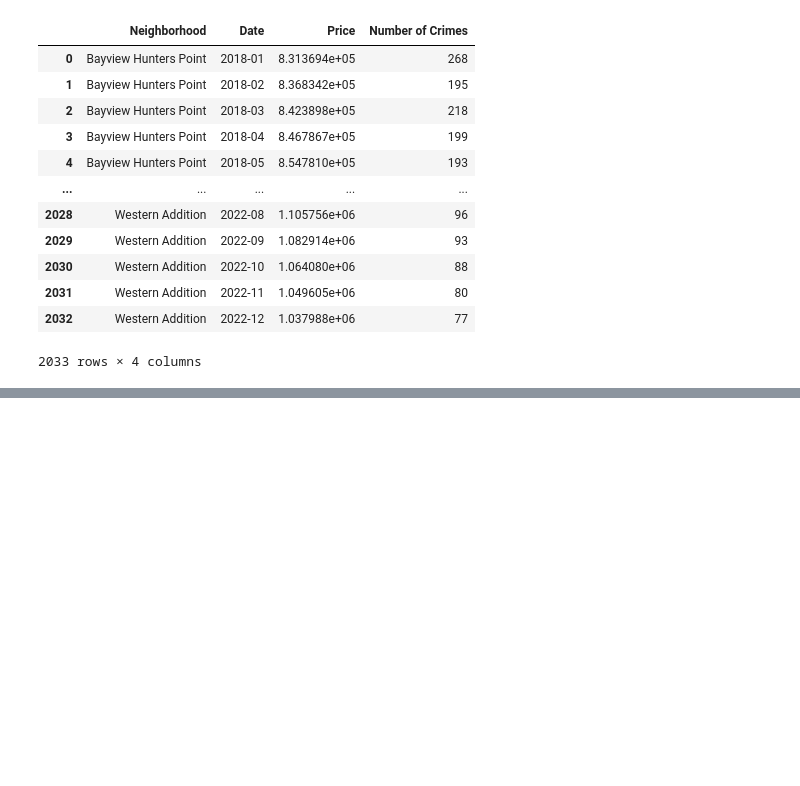
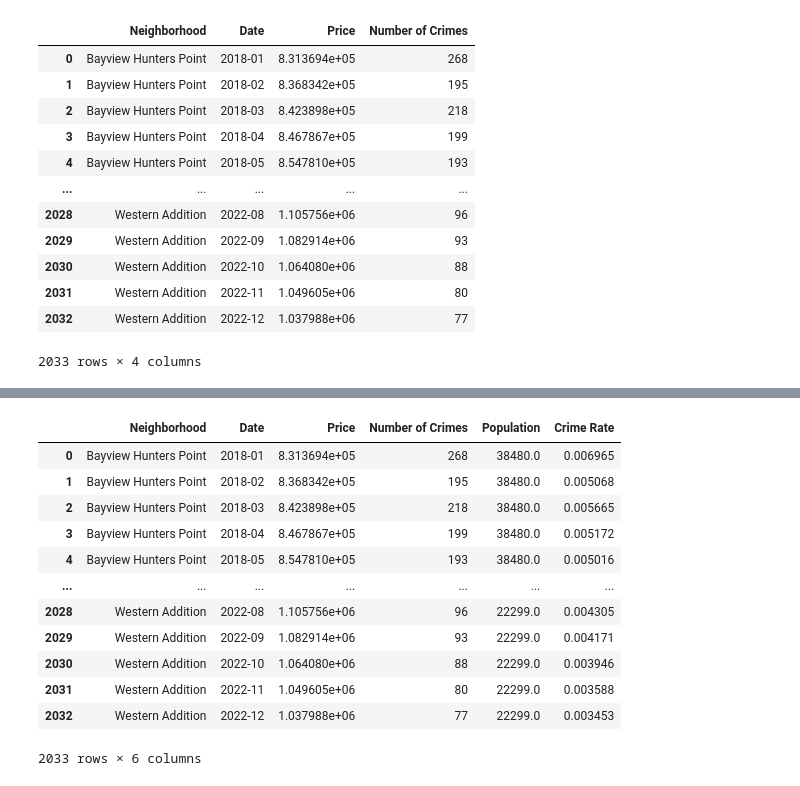
Before and after one commit to ahmed-saleem916/Virtual-Reality-, a Jupyter notebook: pearson_coeficient_per_type_of_crime.ipynb, the cells around one changed output, grey strips where cells are left out. Cells and saved outputs as stored; diff of their text form; code cells hidden in the pictures; blank space fills up the shorter version.

```diff
--- a/pearson_coeficient_per_type_of_crime.ipynb
+++ b/pearson_coeficient_per_type_of_crime.ipynb
@@ -153,0 +169,16 @@ nonviolent_crimes_prices
+# %%
+nonviolent_crimes_population
+# %% [output]
+|  | Neighborhood | Date | Price | Number of Crimes | Population | Crime Rate |
+| 0 | Bayview Hunters Point | 2018-01 | 8.313694e+05 | 268 | 38480.0 | 0.006965 |
+| 1 | Bayview Hunters Point | 2018-02 | 8.368342e+05 | 195 | 38480.0 | 0.005068 |
+| 2 | Bayview Hunters Point | 2018-03 | 8.423898e+05 | 218 | 38480.0 | 0.005665 |
+| 3 | Bayview Hunters Point | 2018-04 | 8.467867e+05 | 199 | 38480.0 | 0.005172 |
+| 4 | Bayview Hunters Point | 2018-05 | 8.547810e+05 | 193 | 38480.0 | 0.005016 |
+| ... | ... | ... | ... | ... | ... | ... |
+| 2028 | Western Addition | 2022-08 | 1.105756e+06 | 96 | 22299.0 | 0.004305 |
+| 2029 | Western Addition | 2022-09 | 1.082914e+06 | 93 | 22299.0 | 0.004171 |
+| 2030 | Western Addition | 2022-10 | 1.064080e+06 | 88 | 22299.0 | 0.003946 |
+| 2031 | Western Addition | 2022-11 | 1.049605e+06 | 80 | 22299.0 | 0.003588 |
+| 2032 | Western Addition | 2022-12 | 1.037988e+06 | 77 | 22299.0 | 0.003453 |
+2033 rows × 6 columns
```
Also changed, not shown: parts of 11 cells of this notebook.
